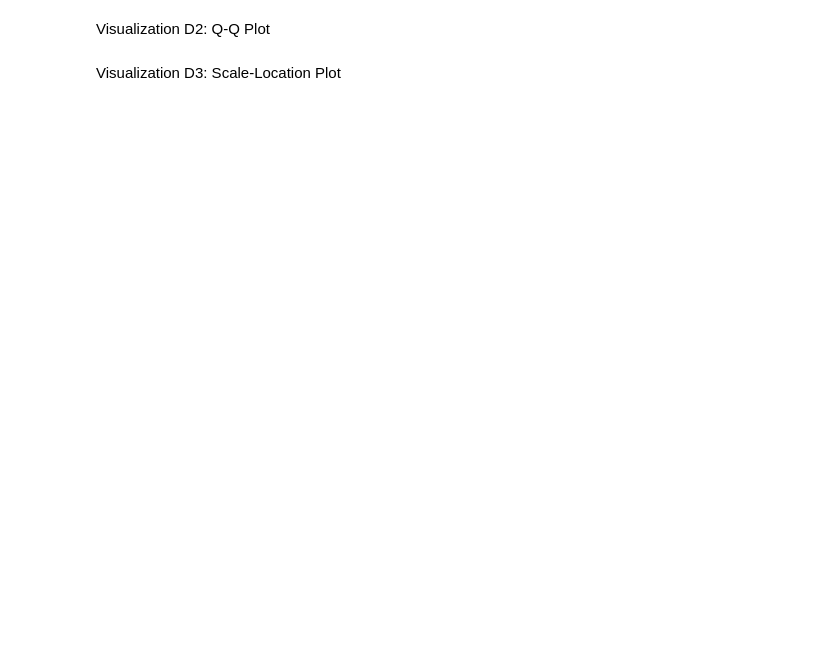
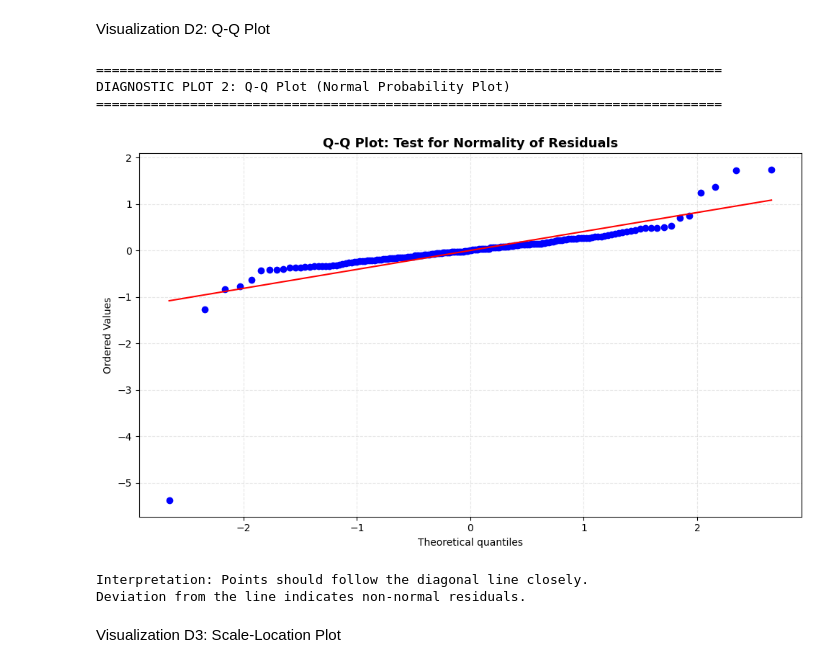
Before and after one commit to habray-99/PRT564-DATA-ANALYTICS-AND-VISUALISATION, a Jupyter notebook: Final_Assingnment.ipynb, the cells around one changed output. Saved outputs shown, nothing was run; the diff lists cells and outputs as text; code cells hidden in the pictures; blank space fills up the shorter version.

```diff
--- a/Final_Assingnment.ipynb
+++ b/Final_Assingnment.ipynb
@@ -802,12 +821,27 @@ NameError: name 'pred1' is not defined
 # %% [markdown]
 Visualization D2: Q-Q Plot
 # %%
-# Q-Q plot for Model 2
-plt.figure(figsize=(10, 6))
-stats.probplot(residuals2, dist="norm", plot=plt)
-plt.title('Q-Q Plot - Model 2 Residuals')
+# Diagnostic Plot 2: Q-Q Plot (Normality Test)
+print("\n" + "="*80)
+print("DIAGNOSTIC PLOT 2: Q-Q Plot (Normal Probability Plot)")
+print("="*80)
+
+fig_d2, ax_d2 = plt.subplots(figsize=(10, 6))
+stats.probplot(res_3, dist="norm", plot=ax_d2)
+ax_d2.set_title('Q-Q Plot: Test for Normality of Residuals', fontsize=13, fontweight='bold')
+ax_d2.grid(True, alpha=0.3, linestyle='--')
 plt.tight_layout()
 plt.show()
+
+print("Interpretation: Points should follow the diagonal line closely.")
+print("Deviation from the line indicates non-normal residuals.\n")
+# %% [output]
+================================================================================
+DIAGNOSTIC PLOT 2: Q-Q Plot (Normal Probability Plot)
+================================================================================
+[figure, added]
+Interpretation: Points should follow the diagonal line closely.
+Deviation from the line indicates non-normal residuals.
 # %% [markdown]
 Visualization D3: Scale-Location Plot
 # %%
```
Also changed, not shown: parts of 16 cells of this notebook, 3 other files.
